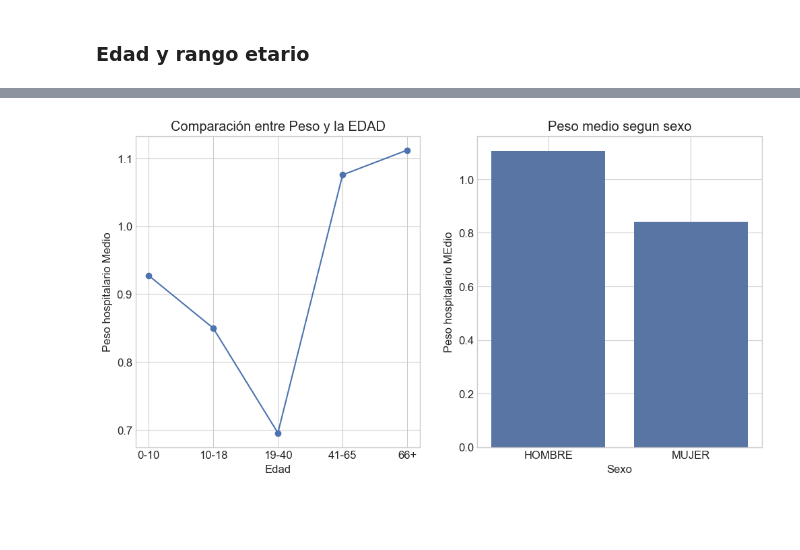
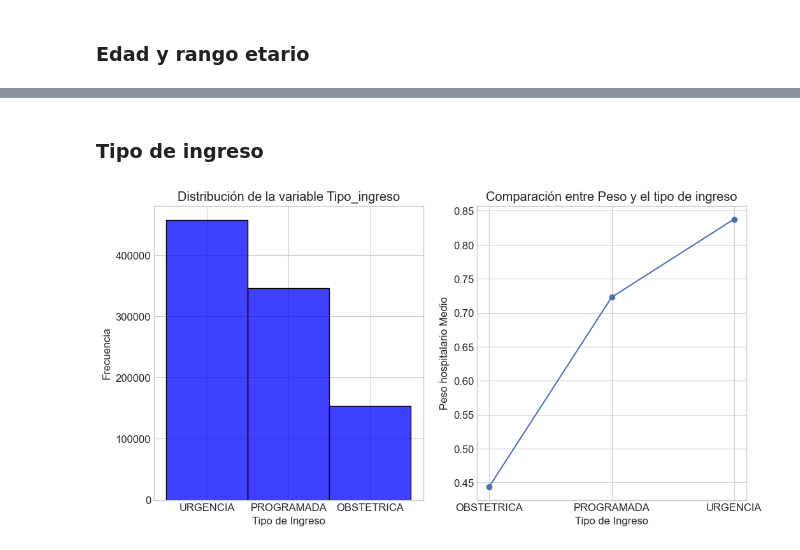
Before and after one commit to LuisPinoV/InferenciaEstadistica, a Jupyter notebook: notebooks/Definicion proyecto.ipynb, the cells around one changed output, grey strips where cells are left out. Drawn from its saved outputs; the diff is of its cells as text; code cells hidden in the pictures; blank space fills up the shorter version.

```diff
--- a/notebooks/Definicion proyecto.ipynb
+++ b/notebooks/Definicion proyecto.ipynb
@@ -92,15 +92,17 @@ sns.set_palette("deep")
 # Opcional: semilla para reproducibilidad
 np.random.seed(42)
 # %%
-df = pd.read_csv("data\GRD_2023_muestra_cancer_UCV_limpio.csv")
+df = pd.read_csv("..\data\GRD_2023_muestra_cancer_UCV_limpio.csv")
 # %%
 df = df[~df.isin(["DESCONOCIDO"]).any(axis=1)]
 df = df[df["DIAS_ESTANCIA"] < 100]
 # %%
 bins = [0, 10, 18, 40, 65, float("inf")]
-labels = ["0-10", "10-18", "19-40", "41-65", "66+"]
+labels = ["0-9", "10-18", "19-40", "41-65", "66+"]
 
 df["rango_etario"] = pd.cut(df["EDAD"], bins = bins, labels=labels, right=True, include_lowest = True)
+# %%
+df = df[df["DIAS_ESTANCIA"] < 60]
 # %%
 df
 # %% [output]
@@ -244,0 +289,5 @@ Ahora se estudiará la variable peso vs las demas variables a estudio.
+# %%
+bins = [0, 3, 7, 14, 30, float("inf")]
+labels = ["0-3", "4-7", "8-14", "15-30", "31-60"]
+
+df2["rango_de_estancia"] = pd.cut(df2["DIAS_ESTANCIA"], bins = bins, labels=labels, right=True, include_lowest = True)
@@ -245,27 +317,22 @@ Ahora se estudiará la variable peso vs las demas variables a estudio.
+# %% [markdown]
+### Tipo de ingreso
 # %%
 plt.figure(figsize=(12, 6))
 
 plt.subplot(1, 2, 1)
-df_grouped = df.groupby('rango_etario')['IR_29301_PESO'].mean().reset_index()
+sns.histplot(df2['TIPO_INGRESO'], bins=50, color='blue')
+plt.title('Distribución de la variable Tipo_ingreso')
+plt.xlabel("Tipo de Ingreso")
+plt.ylabel('Frecuencia')
 
-# Graficar
-plt.plot(df_grouped['rango_etario'], df_grouped['IR_29301_PESO'], marker='o', linestyle='-')
-plt.title("Comparación entre Peso y la EDAD")
-plt.xlabel("Edad")
+df2_grouped = df2.groupby('TIPO_INGRESO')['IR_29301_PESO'].mean().reset_index()
+
+plt.subplot(1, 2, 2)
+plt.plot(df2_grouped['TIPO_INGRESO'], df2_grouped['IR_29301_PESO'], marker='o', linestyle='-')
+plt.title("Comparación entre Peso y el tipo de ingreso")
+plt.xlabel("Tipo de Ingreso")
 plt.ylabel("Peso hospitalario Medio")
 plt.grid(True)
-
 plt.show()
-
-plt.subplot(1, 2, 1)
-df_grouped = df.groupby('SEXO')['IR_29301_PESO'].mean().reset_index()
-
-# Graficar
-sns.barplot(x = df_grouped['SEXO'], y = df_grouped['IR_29301_PESO'])
-plt.title("Peso medio segun sexo")
-plt.xlabel("Sexo")
-plt.ylabel("Peso hospitalario MEdio")
-plt.grid(True)
-plt.show()
 # %% [output]
-[figure, old version]
+[figure, new version]
```
Also changed, not shown: parts of 24 cells of this notebook, 1 other file.
